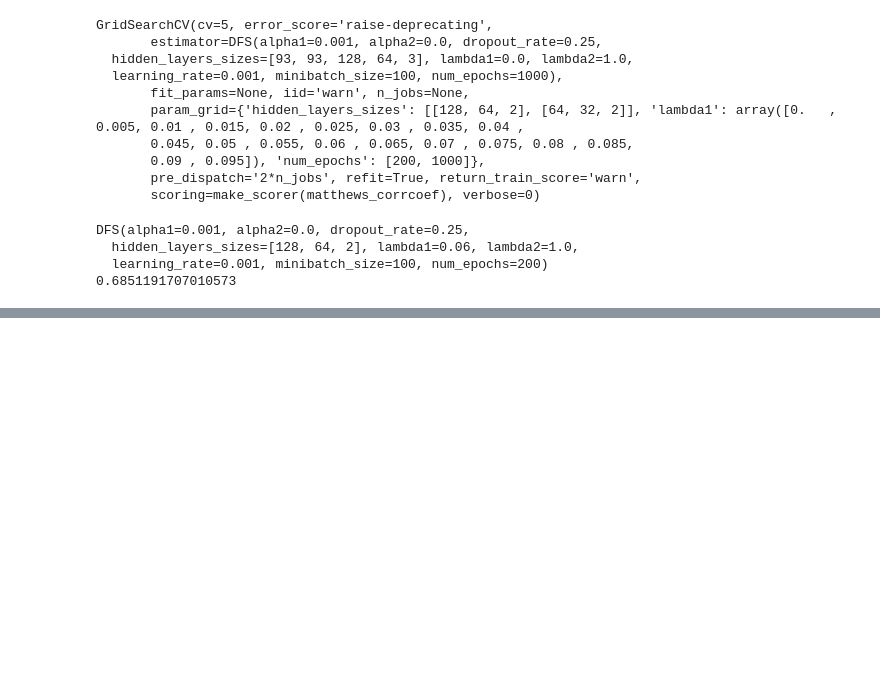
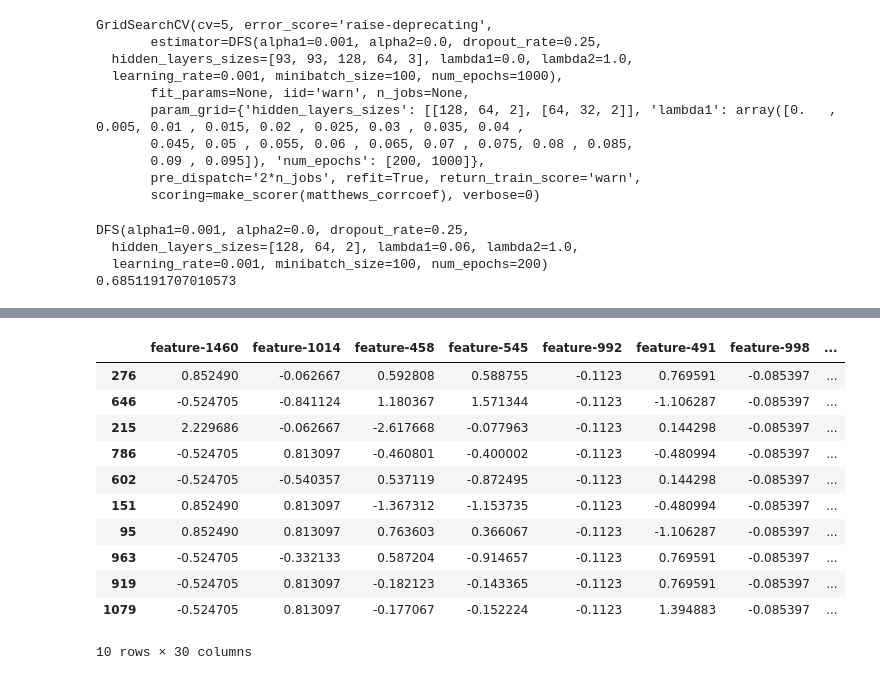
Before and after one commit to alexkats/DFS, a Jupyter notebook: Test task.ipynb, the cells around one changed output, grey strips where cells are left out. Saved outputs shown, nothing was run; the diff lists cells and outputs as text; code cells hidden in the pictures; blank space fills up the shorter version.

```diff
--- a/Test task.ipynb
+++ b/Test task.ipynb
@@ -298,0 +325,21 @@ DFS(alpha1=0.001, alpha2=0.0, dropout_rate=0.25,
+# %%
+def get_extracted_X(X, clf, n_f):
+    names = [x[0] for x in clf.extract_features(X, n_f)]
+    return X[names]
+
+X_train_extr = get_extracted_X(X_train, best_dfs, 30)
+X_test_extr = get_extracted_X(X_test, best_dfs, 30)
+X_train_extr.head(10)
+# %% [output]
+|  | feature-1460 | feature-1014 | feature-458 | feature-545 | feature-992 | feature-491 | feature-998 | ... |
+| 276 | 0.852490 | -0.062667 | 0.592808 | 0.588755 | -0.1123 | 0.769591 | -0.085397 | ... |
+| 646 | -0.524705 | -0.841124 | 1.180367 | 1.571344 | -0.1123 | -1.106287 | -0.085397 | ... |
+| 215 | 2.229686 | -0.062667 | -2.617668 | -0.077963 | -0.1123 | 0.144298 | -0.085397 | ... |
+| 786 | -0.524705 | 0.813097 | -0.460801 | -0.400002 | -0.1123 | -0.480994 | -0.085397 | ... |
+| 602 | -0.524705 | -0.540357 | 0.537119 | -0.872495 | -0.1123 | 0.144298 | -0.085397 | ... |
+| 151 | 0.852490 | 0.813097 | -1.367312 | -1.153735 | -0.1123 | -0.480994 | -0.085397 | ... |
+| 95 | 0.852490 | 0.813097 | 0.763603 | 0.366067 | -0.1123 | -1.106287 | -0.085397 | ... |
+| 963 | -0.524705 | -0.332133 | 0.587204 | -0.914657 | -0.1123 | 0.769591 | -0.085397 | ... |
+| 919 | -0.524705 | 0.813097 | -0.182123 | -0.143365 | -0.1123 | 0.769591 | -0.085397 | ... |
+| 1079 | -0.524705 | 0.813097 | -0.177067 | -0.152224 | -0.1123 | 1.394883 | -0.085397 | ... |
+10 rows × 30 columns
```
Also changed, not shown: parts of 8 cells of this notebook.
